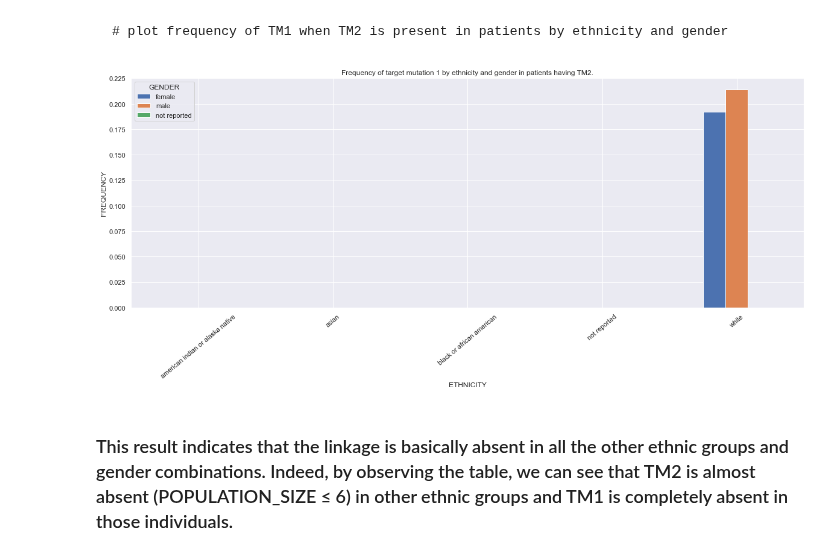
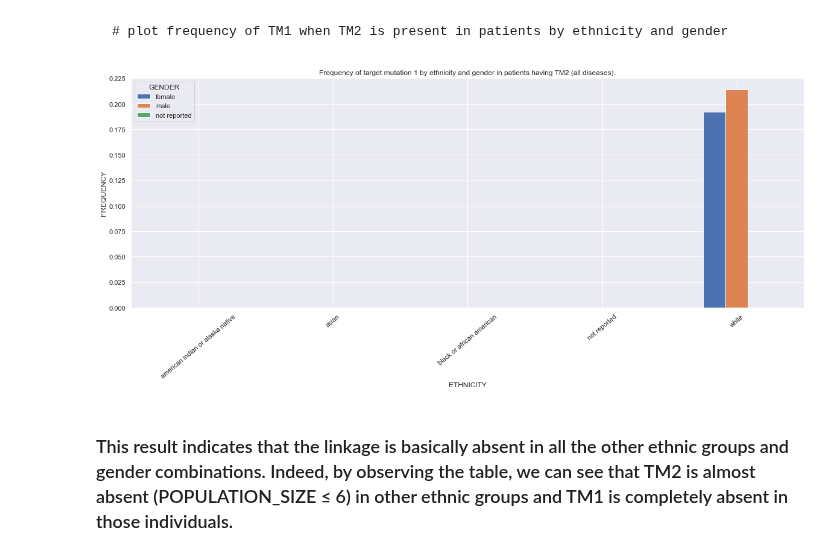
Before and after one commit to DEIB-GECO/VarSum, a Jupyter notebook: demo/correlation in genes causing tumor development.ipynb, the cells around one changed output. Saved outputs shown, nothing was run; the diff lists cells and outputs as text; code cells hidden in the pictures.

```diff
--- a/demo/correlation in genes causing tumor development.ipynb
+++ b/demo/correlation in genes causing tumor development.ipynb
@@ -177,6 +177,7 @@ freq_distr_of_1_when_2_req = {
     'having_meta': {
         'assembly': 'grch38',
         'health_status': 'false',
+        'disease': 'brain lower grade glioma',
         "ethnicity": ["white"]
     },
     'having_variants': {
@@ -226,18 +228,18 @@ df30 = freq_distr_of_1_when_2_res_new_df.pivot_table(freq_distr_of_1_when_2_res_
 # %%
 df31 = freq_distr_of_1_when_2_res_new_df.drop(freq_distr_of_1_when_2_res_new_df.query('GENDER == "" | ETHNICITY == ""').index) # drop aggregated values
 df31.drop(['OCCURRENCE_OF_TARGET_VARIANT', 'POPULATION_SIZE', 'POSITIVE_DONORS'], inplace=True, axis=1) # drop other columns
 plot = pd.pivot_table(df31, index='ETHNICITY', columns='GENDER', values='FREQUENCY').plot(
     kind='bar',
     figsize=(20, 7),
     legend=True
 )
 for item in plot.get_xticklabels():
      item.set_rotation(40)
-plt.title('Frequency of target mutation 1 by ethnicity and gender in patients having TM2.')
+plt.title('Frequency of target mutation 1 by ethnicity and gender in patients having TM2 (all diseases).')
 plt.ylabel('FREQUENCY')
 plt.show()
 # %% [output]
-[figure, old version]
+[figure, new version]
 # %% [markdown]
 ### This result indicates that the linkage is basically absent in all the other ethnic groups and gender combinations. Indeed, by observing the table, we can see that TM2 is almost absent (POPULATION_SIZE ≤ 6) in other ethnic groups and TM1 is completely absent in those individuals.
 # %%
```
Also changed, not shown: parts of 4 cells of this notebook.
